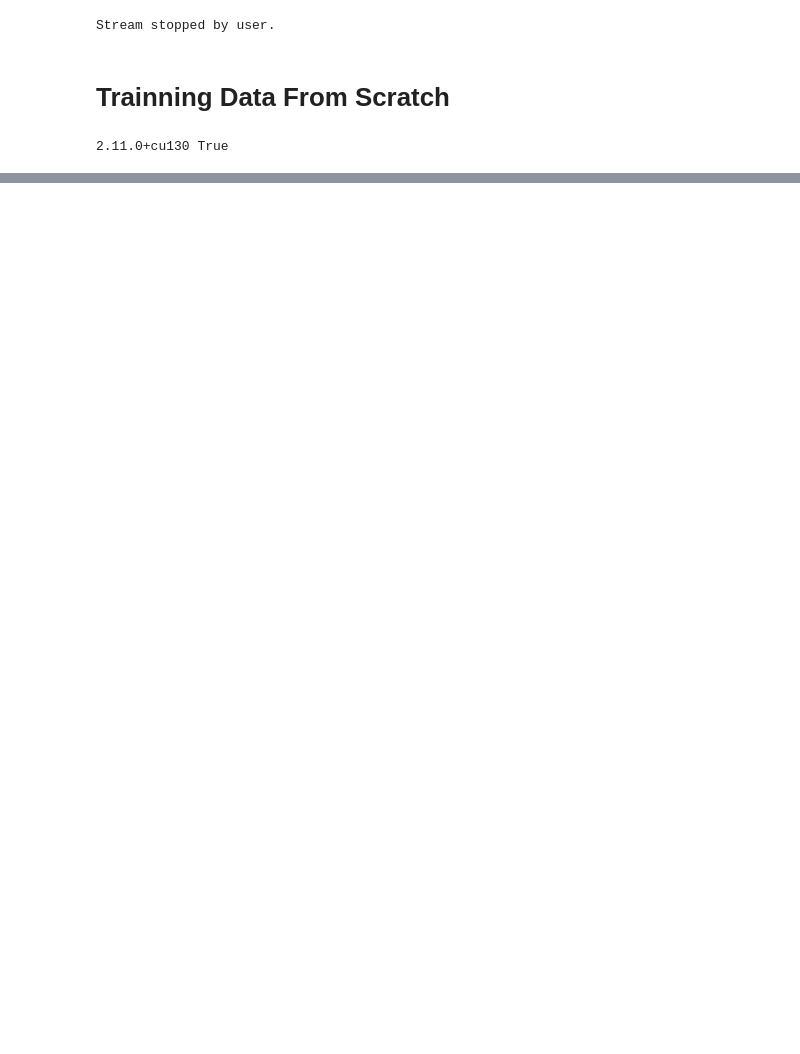
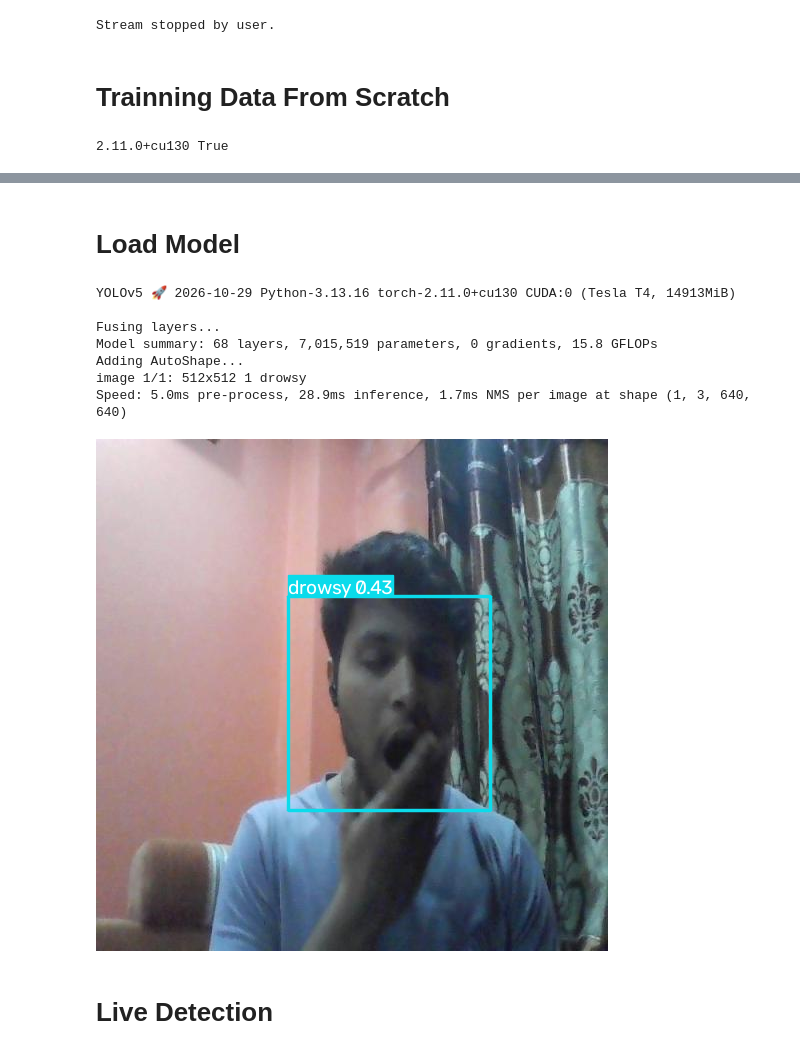
Before and after one commit to Bishesh-P/Drowsiness-Detection-Using-YOLO, a Jupyter notebook: Drowsiness_Detection.ipynb, the cells around one changed output, grey strips where cells are left out. Drawn from its saved outputs; the diff is of its cells as text; code cells hidden in the pictures; blank space fills up the shorter version.

```diff
--- a/Drowsiness_Detection.ipynb
+++ b/Drowsiness_Detection.ipynb
@@ -255,0 +407,22 @@ eval_js('stopCam()')
+# %% [markdown]
+# Load Model
+# %%
+model = torch.hub.load('/content/yolov5', 'custom', path=weights, source='local')
+model.conf = 0.4   # minimum confidence; lower it if nothing is detected
+
+# test on a validation image
+img = glob.glob(f'{dataset.location}/valid/images/*.jpg')[0]
+results = model(img)
+results.print()
+cv2_imshow(np.squeeze(results.render())[..., ::-1])
+# %% [output]
+YOLOv5 🚀 2026-10-29 Python-3.13.16 torch-2.11.0+cu130 CUDA:0 (Tesla T4, 14913MiB)
+
+Fusing layers...
+Model summary: 68 layers, 7,015,519 parameters, 0 gradients, 15.8 GFLOPs
+Adding AutoShape...
+image 1/1: 512x512 1 drowsy
+Speed: 5.0ms pre-process, 28.9ms inference, 1.7ms NMS per image at shape (1, 3, 640, 640)
+[figure, added]
+# %% [markdown]
+# Live Detection
```
Also changed, not shown: parts of 11 cells of this notebook.
